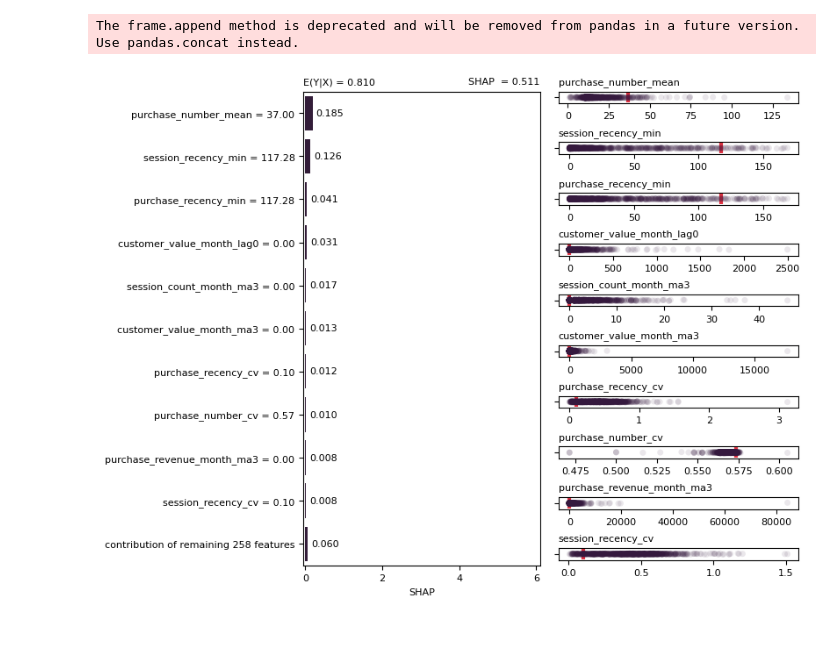
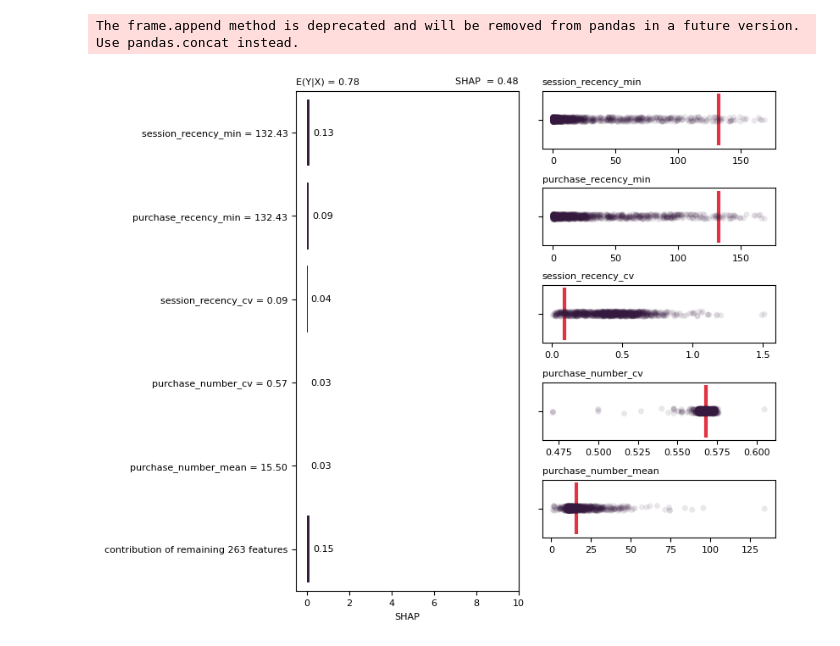
Before and after one commit to fridrichmrtn/churn-modeling, a Jupyter notebook: jupyters/07-model-understanding.ipynb, the cells around one changed output. Drawn from its saved outputs; the diff is of its cells as text; code cells hidden in the pictures.

```diff
--- a/jupyters/07-model-understanding.ipynb
+++ b/jupyters/07-model-understanding.ipynb
@@ -327,7 +329,7 @@ def plot_observation(shap_values, row, max_features=5,
             for i,v in enumerate(feature_values)]+[complement_shap.name]
 
     plt.rcParams.update({"font.size": 8, "axes.titlesize":8})
-    f = plt.figure(constrained_layout=True, figsize=(8, 6))
+    f = plt.figure(constrained_layout=True, figsize=(8, 6.5))
     subfigs = f.subfigures(1, 2, width_ratios=[1.75, 1])
 
     # left plot
@@ -338,34 +340,39 @@ def plot_observation(shap_values, row, max_features=5,
     a = sns.barplot(data=feature_shaps, x="shap", y="name",
         palette=cust_pal, ax=la)
     a.set_title("E(Y|X) = {:.{}f}".format(base_value, dec_title), loc="left")
     a.set_title("SHAP  = {:.{}f}".format(total_shap.values[0], dec_title), loc="right")
     a.set_ylabel("");
     a.set_yticklabels(feature_labels);
     a.set_xlabel("SHAP");
     a.set_xlim(shap_xlim);
     for container in a.containers:
         a.bar_label(container, fmt="%.{}f".format(dec_title), padding=3)
 
     # right plot
     feature_values = pd.DataFrame(shap_values.data,
         columns=shap_values.feature_names)
     ra = subfigs[1].subplots(max_features+1, 1, gridspec_kw={"hspace":.10})
     for i in range(max_features):
         a = sns.stripplot(data=feature_values, x=feature_names[i],
             color=sns.color_palette("rocket")[0], alpha=.1, ax=ra.flat[i])
         a.vlines(feature_values.loc[row, feature_names[i]], -1, 1,
             color=sns.color_palette("rocket")[3], linestyles="solid", linewidths=3)
         a.set_xlabel("");
         a.set_title(feature_names[i], loc="left");
     # hack with additional subplot
     ra[-1].set_frame_on(False)
     ra[-1].get_xaxis().set_ticks([])
     ra[-1].get_yaxis().set_ticks([])
     plt.rcParams.update(plt.rcParamsDefault)
 
-#plot_observation(shap_values,936,5,shap_xlim=(-2.75, 1.25))
-plot_observation(shap_values,166,10,shap_xlim=(-0.05, 6.1),
-    dec_title=3, dec_feats=2)
+#    cluster_label  idx
+# 0              0  710
+# 1              1  802
+# 2              2  422
+# 3              3   41
+
+plot_observation(shap_values, 41, 5, shap_xlim=(-0.5, 10),
+    dec_title=2, dec_feats=2)
 # %% [output]
 The frame.append method is deprecated and will be removed from pandas in a future version. Use pandas.concat instead.
-[figure, old version]
+[figure, new version]
```
Also changed, not shown: parts of 11 cells of this notebook, 2 other files.
